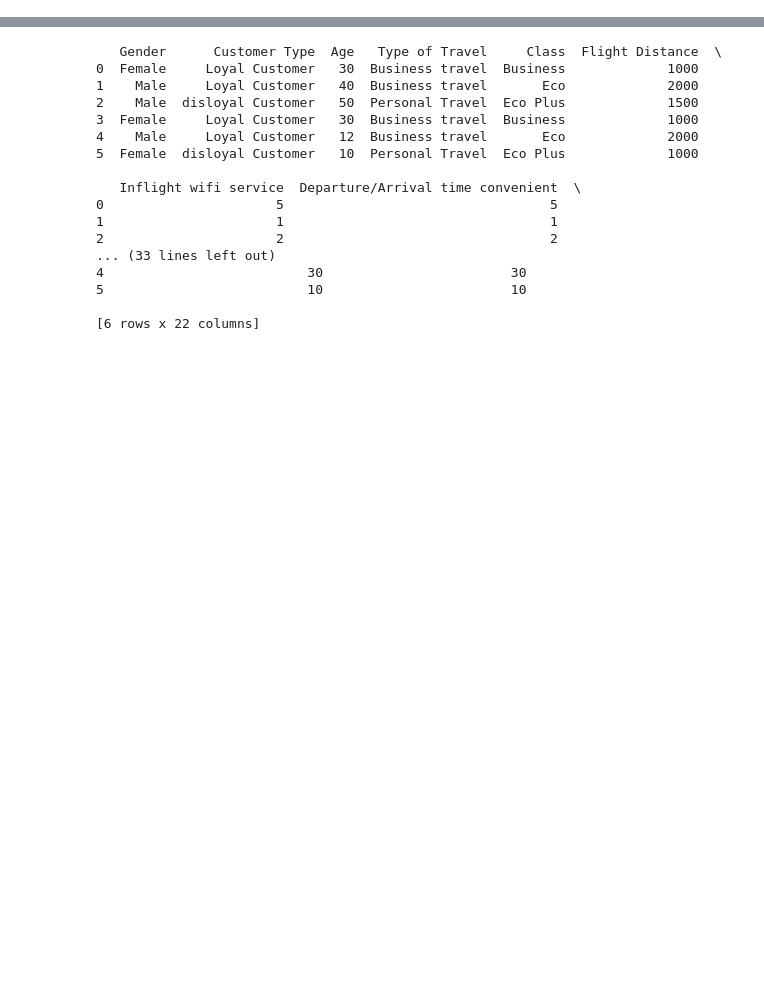
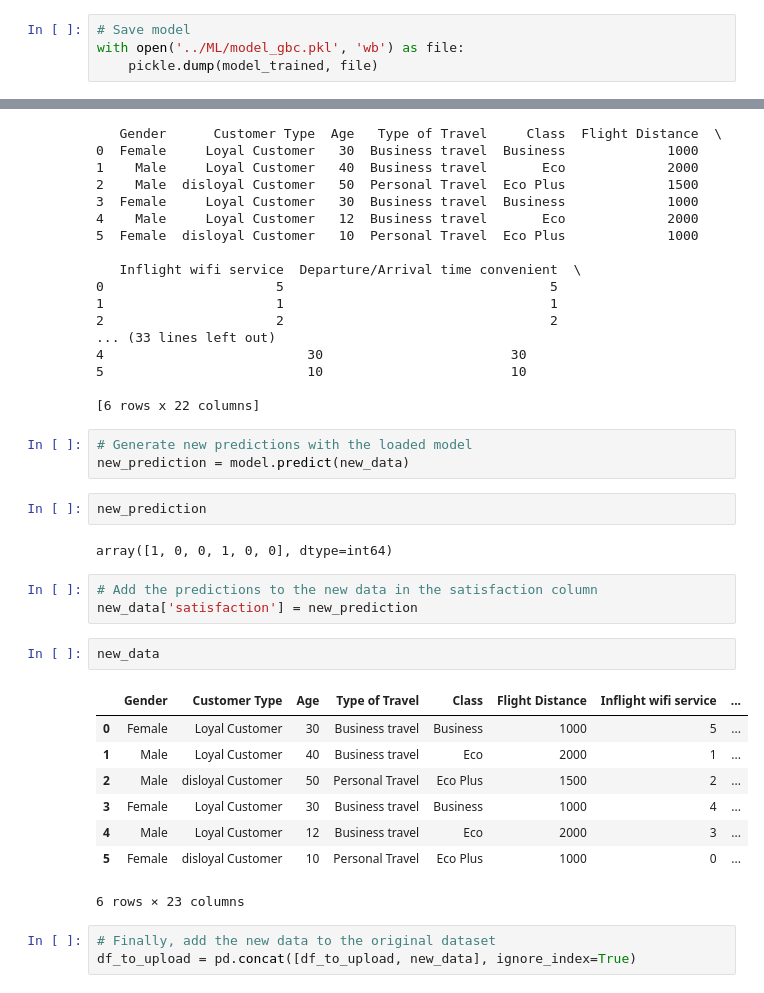
Before and after one commit to AI-School-F5-P3/G6_Airlines, a Jupyter notebook: Notebook/Analysis.ipynb, the cells around one changed output, grey strips where cells are left out. Cells and saved outputs as stored; diff of their text form; blank space fills up the shorter version.

```diff
--- a/Notebook/Analysis.ipynb
+++ b/Notebook/Analysis.ipynb
@@ -974,5 +1016,9 @@ predictions = model_trained.predict(X_test_model)
 print(f"The model predicts {len(predictions)} values.")
 # %% [output]
 The model predicts 20781 values.
+# %%
+# Save model
+with open('../ML/model_gbc.pkl', 'wb') as file:
+    pickle.dump(model_trained, file)
 # %%
 # Load model
@@ -1027,3 +1073,27 @@ print(new_data)
 5                          10                        10
 
 [6 rows x 22 columns]
+# %%
+# Generate new predictions with the loaded model
+new_prediction = model.predict(new_data)
+# %%
+new_prediction
+# %% [output]
+array([1, 0, 0, 1, 0, 0], dtype=int64)
+# %%
+# Add the predictions to the new data in the satisfaction column
+new_data['satisfaction'] = new_prediction
+# %%
+new_data
+# %% [output]
+|  | Gender | Customer Type | Age | Type of Travel | Class | Flight Distance | Inflight wifi service | ... |
+| 0 | Female | Loyal Customer | 30 | Business travel | Business | 1000 | 5 | ... |
+| 1 | Male | Loyal Customer | 40 | Business travel | Eco | 2000 | 1 | ... |
+| 2 | Male | disloyal Customer | 50 | Personal Travel | Eco Plus | 1500 | 2 | ... |
+| 3 | Female | Loyal Customer | 30 | Business travel | Business | 1000 | 4 | ... |
+| 4 | Male | Loyal Customer | 12 | Business travel | Eco | 2000 | 3 | ... |
+| 5 | Female | disloyal Customer | 10 | Personal Travel | Eco Plus | 1000 | 0 | ... |
+6 rows × 23 columns
+# %%
+# Finally, add the new data to the original dataset
+df_to_upload = pd.concat([df_to_upload, new_data], ignore_index=True)
```
Also changed, not shown: parts of 15 cells of this notebook, 4 other files.
